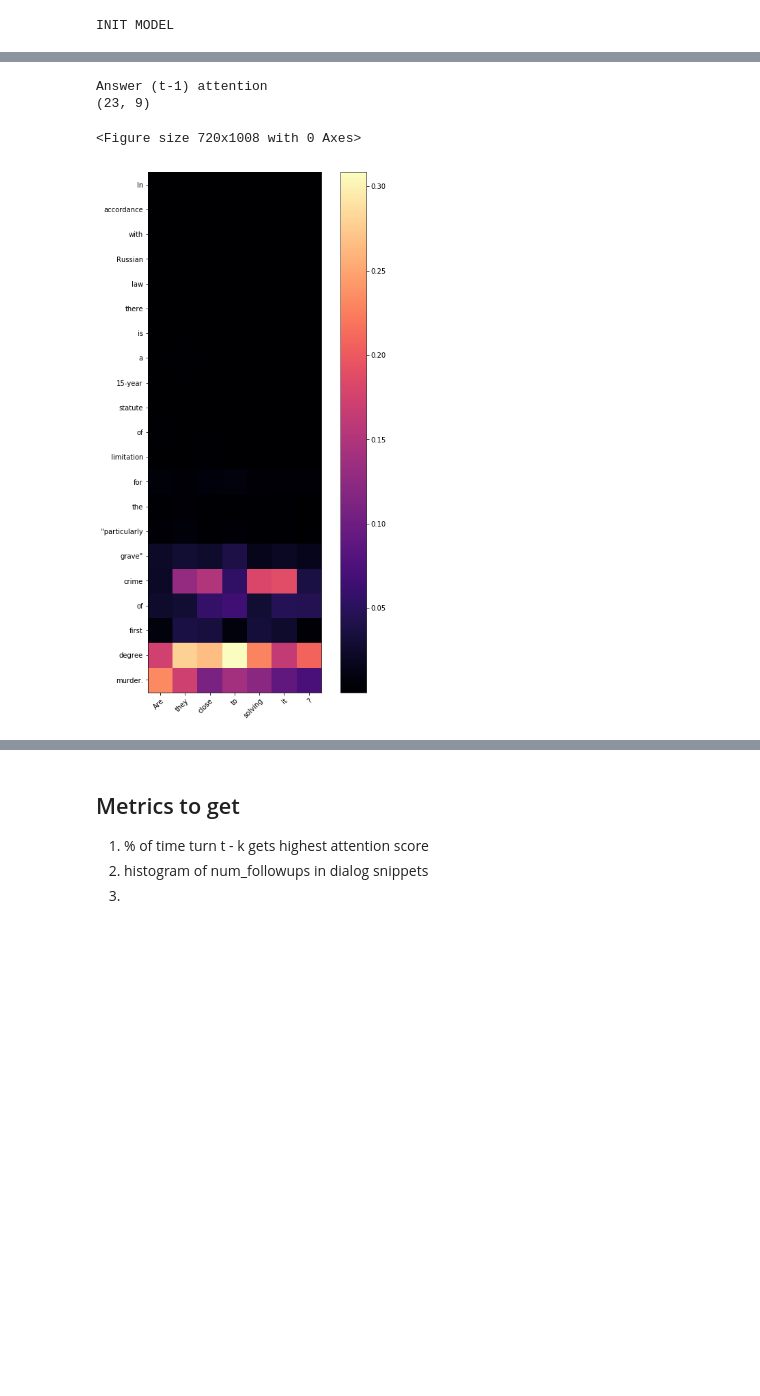
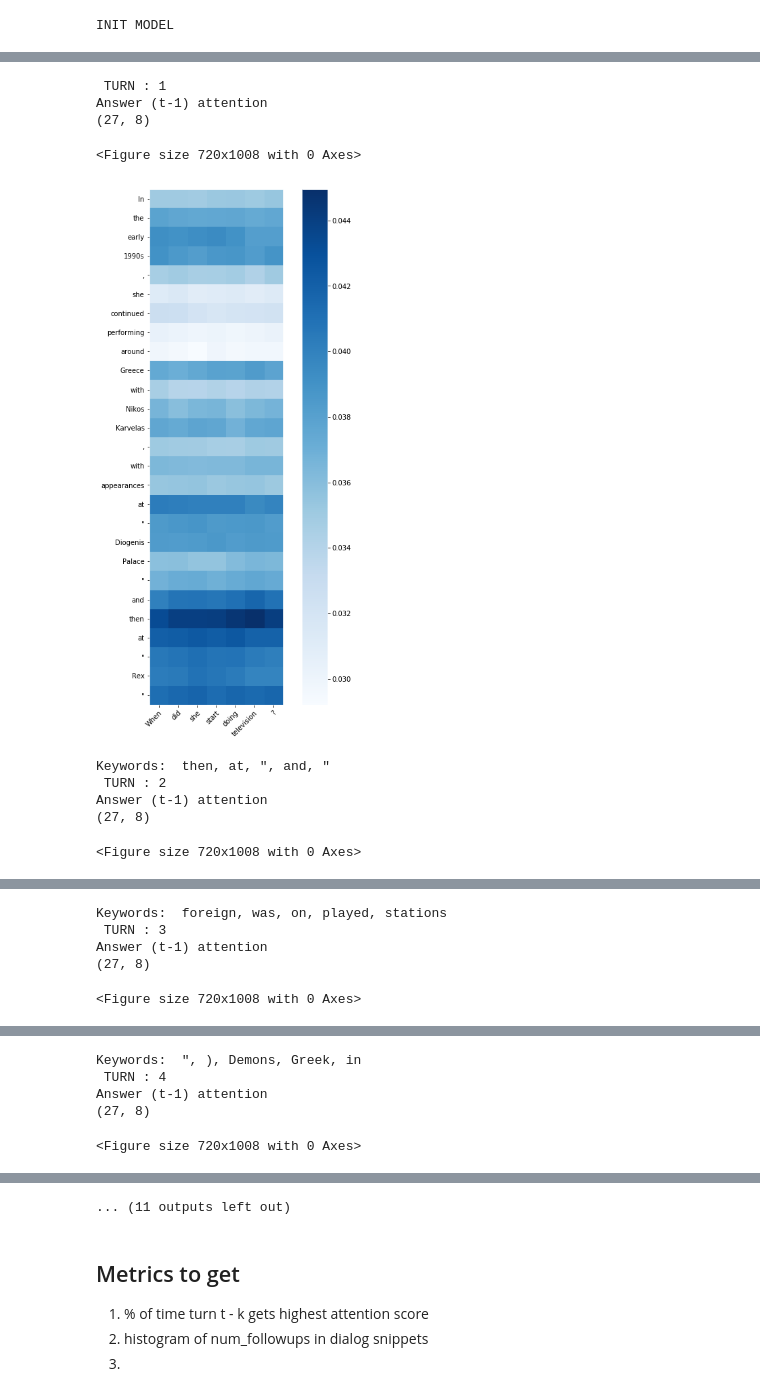
Before and after one commit to sohamghosh121/conversational-question-reformulation, a Jupyter notebook: visualization.ipynb, the cells around one changed output, grey strips where cells are left out. Drawn from its saved outputs; the diff is of its cells as text; code cells hidden in the pictures; blank space fills up the shorter version.

Commit message:
linguistic features and mention score bug fix

```diff
--- a/visualization.ipynb
+++ b/visualization.ipynb
@@ -31,13 +31,18 @@ data = json.load(open('./data/val-small.json'))['data']
 # %%
 % matplotlib inline
 from matplotlib import pyplot as plt
+params = {"ytick.color" : "k",
+          "xtick.color" : "k",
+          "axes.labelcolor" : "k",
+          "axes.edgecolor" : "w"}
+plt.rcParams.update(params)
 import numpy as np
 
 def plot_attention(attn, y_labels, x_labels, figsize):
     plt.figure(figsize=figsize)
     fig, ax1 = plt.subplots(1,1, figsize=figsize)
     attn = attn[:len(y_labels), :len(x_labels)]
-    heatmap = ax1.imshow(attn, cmap="magma", interpolation='nearest')
+    heatmap = ax1.imshow(attn, cmap="Blues", interpolation='nearest')
     ax1.set_xticks(np.arange(len(x_labels)))
     ax1.set_yticks(np.arange(len(y_labels)))
     if x_labels is not None and y_labels is not None:
@@ -54,5 +59,5 @@ def get_results(ex, predictor):
         qa['answer_start'] = qa['orig_answer']['answer_start']
     return predictor.predict_instance(predictor._json_to_instance([ex]))
 # %%
-EXAMPLE_IX = 1
+EXAMPLE_IX = 6
 pred = get_results(data[EXAMPLE_IX], predictor)
@@ -101,0 +74,4 @@ passage_question_attention = np.array(pred['passage_question_attention'])
+# %%
+for qa in data[EXAMPLE_IX]['paragraphs'][0]['qas']:
+    print('Q: ' + qa['question'])
+    print('A: ' + qa['orig_answer']['text'])
@@ -101,0 +99,15 @@ passage_question_attention = np.array(pred['passage_question_attention'])
+# %%
+if pred['ant_scores'][0] != None:
+    ant_scores = np.array(pred['ant_scores'])
+    for i, qa in enumerate(data[EXAMPLE_IX]['paragraphs'][0]['qas']):
+        a_scores = ant_scores[i, :, 0].reshape((1, ant_scores.shape[1]))
+        plt.figure()
+        fig, ax1 = plt.subplots(1,1)
+        a_scores = a_scores[:, :len(pred['question_tokens'][i])]
+        heatmap = ax1.imshow(a_scores, cmap="Blues", interpolation='nearest')
+        ax1.set_xticks(np.arange(len(pred['question_tokens'][i])))
+        ax1.set_xticklabels(pred['question_tokens'][i])
+        plt.setp(ax1.get_xticklabels(), rotation=45, ha="right",
+             rotation_mode="anchor")
+        plt.colorbar(heatmap)
+        plt.show()
@@ -123,13 +156,33 @@ Question (t-1) attention
 # %%
+import spacy
+nlp = spacy.load('en_core_web_sm')
+
+def _remove_spaces(tokens):
+    return [token for token in tokens if not token.is_space]
+
+def split_tokens(s):
+    return [x.text for x in _remove_spaces(nlp(s))]
+
 followups = np.array([qa['followup'] for qa in data[EXAMPLE_IX]['paragraphs'][0]['qas']])
 for turn in range(1, sm_att_qs.shape[1]):
+    print(""" TURN : {} """.format(turn))
     for prev_turn in range(NUM_TURNS - 1, -1, -1):
         if np.all(followups[turn - prev_turn - 1:turn] == 'y'):
             print("Answer (t-{}) attention".format(prev_turn + 1))
             print(sm_att_as[prev_turn, turn, :, :].T.shape)
-            _ = plot_attention(sm_att_as[prev_turn, turn, :, :].T, pred['answer_tokens'][turn - prev_turn - 1][0].split(), pred['question_tokens'][turn], (10,14))
+            ans_tokens = split_tokens(pred['answer_tokens'][turn - prev_turn - 1][0])[:-1]
+            _ = plot_attention(sm_att_as[prev_turn, turn, :, :].T, split_tokens(pred['answer_tokens'][turn - prev_turn - 1][0])[:-1], pred['question_tokens'][turn], (10,14))
+            keyword_scores = np.sum(sm_att_as[prev_turn, turn, :, :], 0)
+            max_scores_ix = np.argsort(keyword_scores)[-5:][::-1]
+            print("Keywords: ", ', '.join([ans_tokens[i] for i in max_scores_ix]))
 # %% [output]
+ TURN : 1
 Answer (t-1) attention
-(23, 9)
+(27, 8)
 <Figure size 720x1008 with 0 Axes>
-[figure, old version]
+[figure, new version]
+Keywords:  then, at, ", and, "
+ TURN : 2
+Answer (t-1) attention
+(27, 8)
+<Figure size 720x1008 with 0 Axes>
@@ -135,0 +190,5 @@ Answer (t-1) attention
+Keywords:  foreign, was, on, played, stations
+ TURN : 3
+Answer (t-1) attention
+(27, 8)
+<Figure size 720x1008 with 0 Axes>
@@ -135,0 +196,5 @@ Answer (t-1) attention
+Keywords:  ", ), Demons, Greek, in
+ TURN : 4
+Answer (t-1) attention
+(27, 8)
+<Figure size 720x1008 with 0 Axes>
@@ -136,3 +202,4 @@ Answer (t-1) attention
+... (11 outputs left out)
 # %%
 if NUM_TURNS > 1:
     print("Hierarchical Attention")
```
Also changed, not shown: parts of 8 cells of this notebook, 7 other files.
